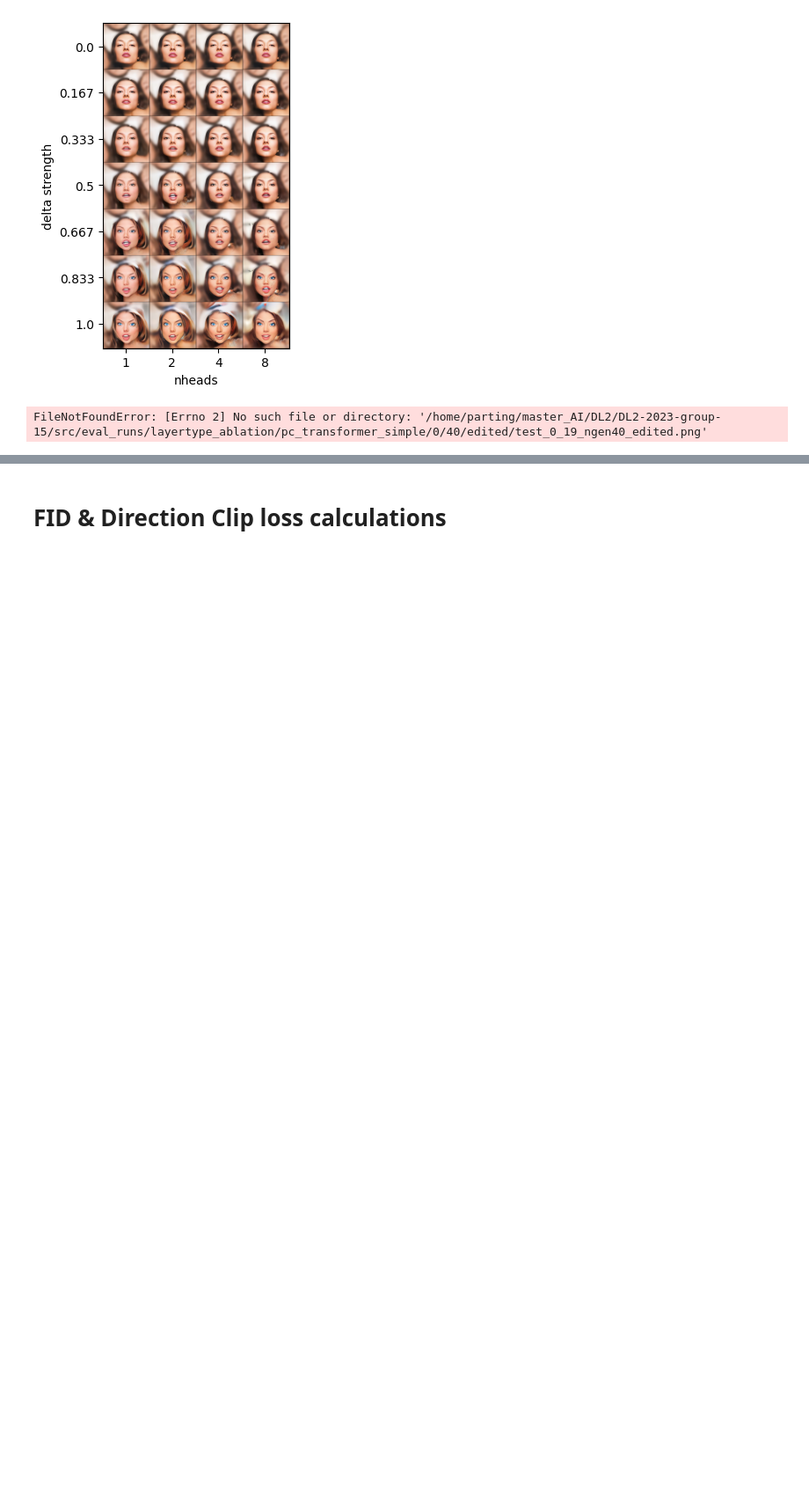
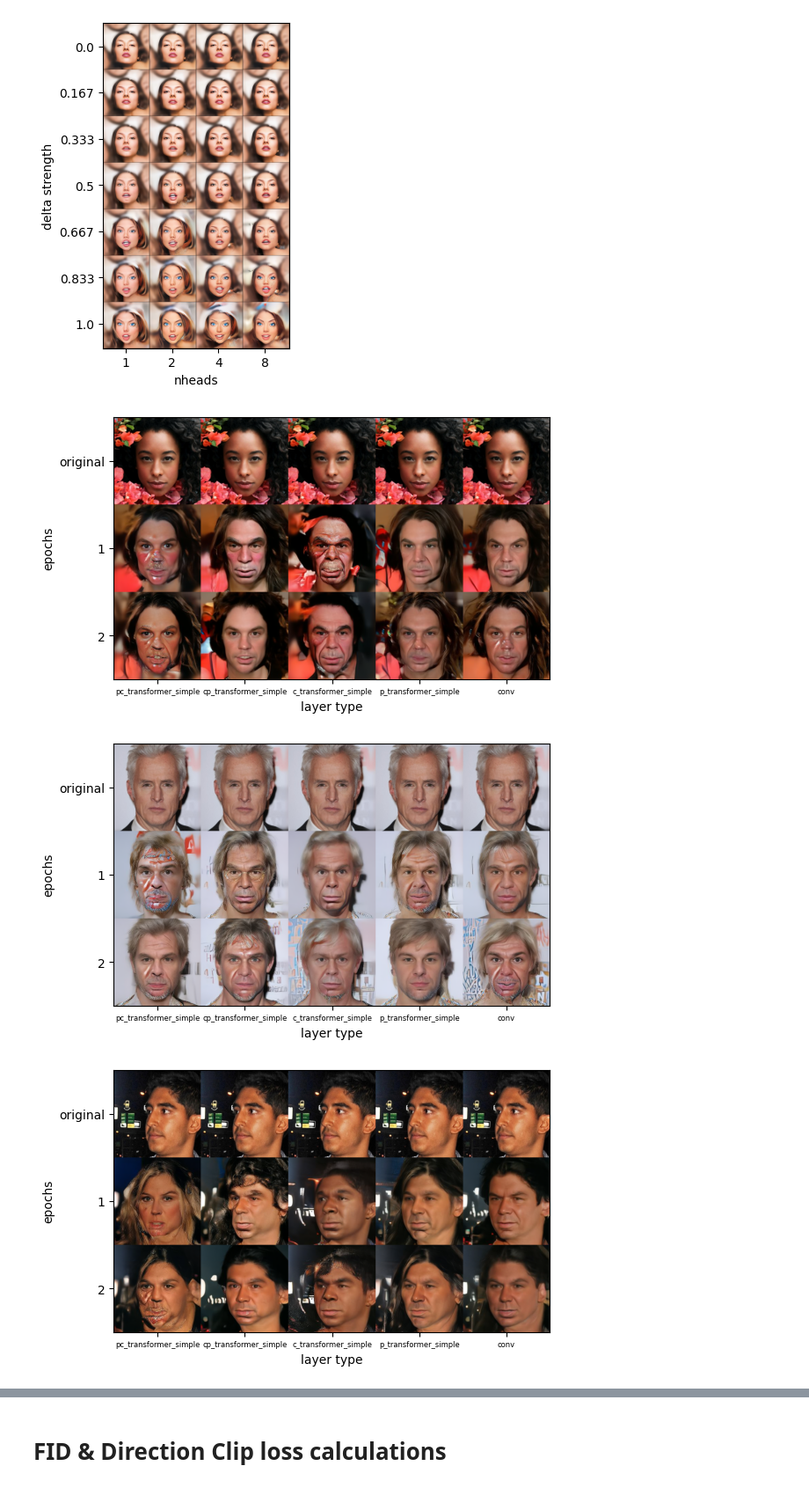
Before and after one commit to zilaeric/asyrp-extension, a Jupyter notebook: src/lib/asyrp/notebooks/visualize_ablations.ipynb, the cells around one changed output, grey strips where cells are left out. Shown at 88% size. Saved outputs shown, nothing was run; the diff lists cells and outputs as text; code cells hidden in the pictures; blank space fills up the shorter version.

```diff
--- a/src/lib/asyrp/notebooks/visualize_ablations.ipynb
+++ b/src/lib/asyrp/notebooks/visualize_ablations.ipynb
@@ -92,39 +92,51 @@ for i in range(5):
 def ablation_epochs_vs_layer(reconstructed=False, image_idx=0):
     basepath = Path("/home/parting/master_AI/DL2/DL2-2023-group-15/src/eval_runs/layertype_ablation")
 
-    layertype = ['pc_transformer_simple', 'cp_transformer_simple', 'c_transformer_simple', 'p_transformer_simple']
+    layertype = ['pc_transformer_simple', 'cp_transformer_simple', 'c_transformer_simple', 'p_transformer_simple', 'conv']
     # epochs = [0,1,2,3,4,5]
-    epochs = [0,1,2]
+    epochs = [-1, 0,1]
 
     image_rows = []
+
     for layer in layertype:
         image_row = []
+        # add original image
+        image_path = basepath / f"{layer}" / "0" / "40" / "original" / f"test_{image_idx}_19_ngen40_original.png"
+        image_array = np.array(Image.open(image_path).convert('RGB'))
+        image_row.append(image_array)
+
         for epoch in epochs:
+            #skip first epoch as its for original images
+            if epoch == -1:
+                continue
+
             image_path = basepath / f"{layer}" / f"{epoch}" / "40" / "edited" / f"test_{image_idx}_19_ngen40_edited.png"
 
             # read image
             image_array = np.array(Image.open(image_path).convert('RGB'))
             # if epoch == 0:
             #     image_array[:100] = 0
 
             image_row.append(image_array)
         row = np.concatenate(image_row, axis=0)
         image_rows.append(row)
     image_grid = np.concatenate(image_rows, axis=1)
 
     fig,ax = plt.subplots(1)
-    ax.set_xticks([256] * np.arange(4) + 128, layertype)
-    ax.set_yticks([256] * np.arange(6) + 128, ("1","2","3","4", "5", "6"))
+    ax.set_xticks([256] * np.arange(len(layertype)) + 128, layertype)
+    ax.set_yticks([256] * np.arange(len(epochs)) + 128, ("original", "1","2"))
     ax.set_ylabel('epochs')
     ax.set_xlabel('layer type')
 
     plt.imshow(image_grid)
     # plt.savefig(f"epochs_vs_layer_img{image_idx}.png", bbox_inches='tight', pad_inches=0, dpi=300)
 
     plt.show()
 
 plt.rc('xtick', labelsize=6)
 for i in range(5):
     ablation_epochs_vs_layer(image_idx=i)
 # %% [output]
-FileNotFoundError: [Errno 2] No such file or directory: '/home/parting/master_AI/DL2/DL2-2023-group-15/src/eval_runs/layertype_ablation/pc_transformer_simple/0/40/edited/test_0_19_ngen40_edited.png'
+[figure, added]
+[figure, added]
+[figure, added]
```
Also changed, not shown: parts of 3 cells of this notebook, 2 other files.
